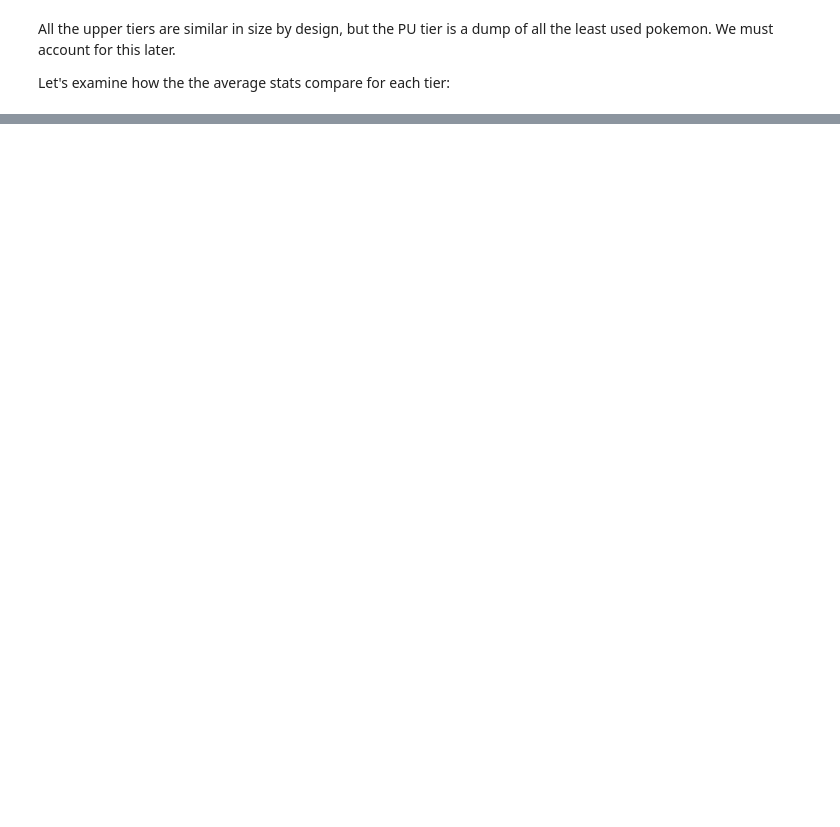
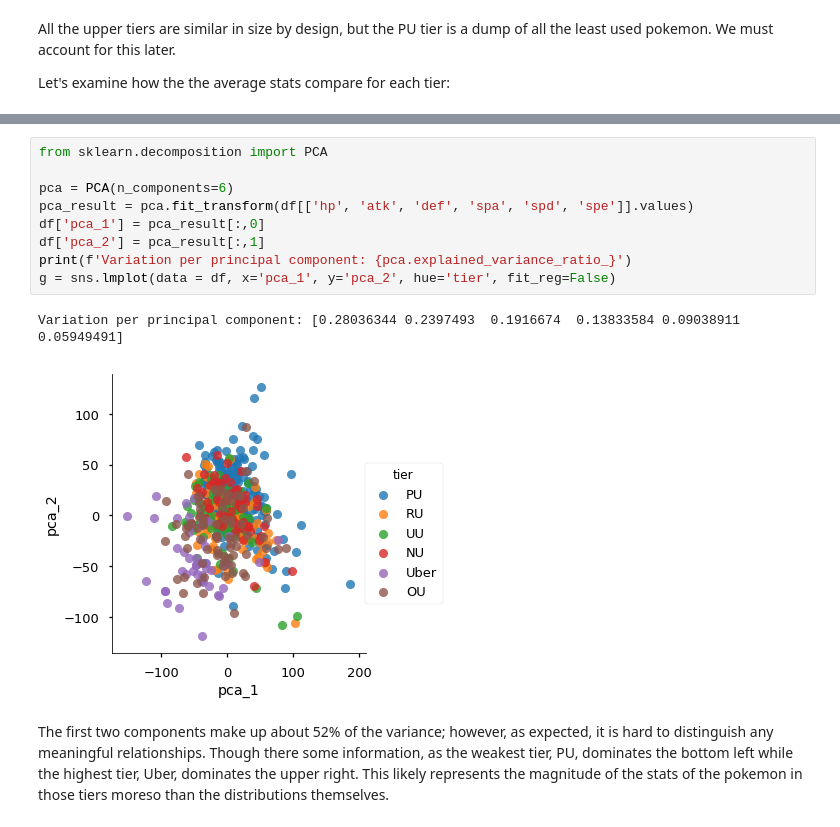
Before and after one commit to n2cholas/pokemon-analysis, a Jupyter notebook: Pokemon-Analysis.ipynb, the cells around one changed output, grey strips where cells are left out. Drawn from its saved outputs; the diff is of its cells as text; blank space fills up the shorter version.

```diff
--- a/Pokemon-Analysis.ipynb
+++ b/Pokemon-Analysis.ipynb
@@ -137,0 +140,14 @@ As expected, there is a correlation between how the level of the tier and the po
+# %%
+from sklearn.decomposition import PCA
+
+pca = PCA(n_components=6)
+pca_result = pca.fit_transform(df[['hp', 'atk', 'def', 'spa', 'spd', 'spe']].values)
+df['pca_1'] = pca_result[:,0]
+df['pca_2'] = pca_result[:,1]
+print(f'Variation per principal component: {pca.explained_variance_ratio_}')
+g = sns.lmplot(data = df, x='pca_1', y='pca_2', hue='tier', fit_reg=False)
+# %% [output]
+Variation per principal component: [0.28036344 0.2397493  0.1916674  0.13833584 0.09038911 0.05949491]
+[figure, added]
+# %% [markdown]
+The first two components make up about 52% of the variance; however, as expected, it is hard to distinguish any meaningful relationships. Though there some information, as the weakest tier, PU, dominates the bottom left while the highest tier, Uber, dominates the upper right. This likely represents the magnitude of the stats of the pokemon in those tiers moreso than the distributions themselves.
```
Also changed, not shown: parts of 5 cells of this notebook.
